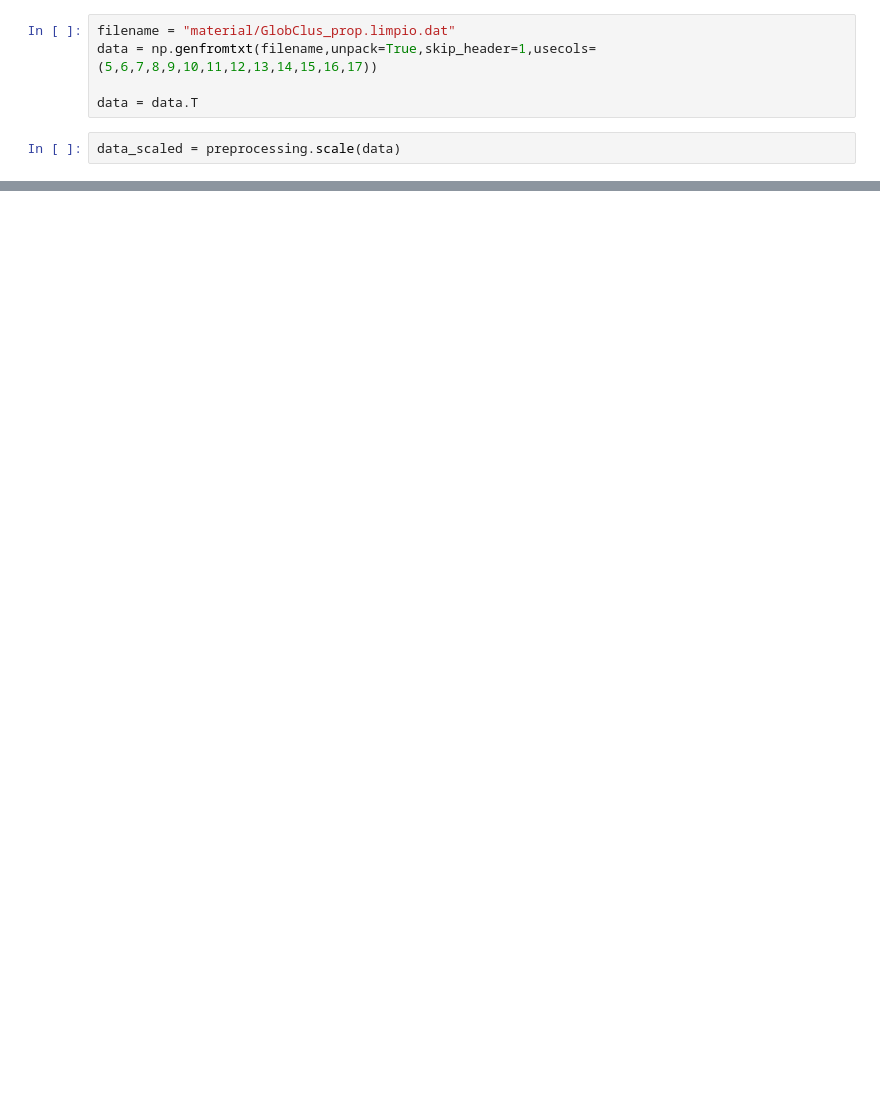
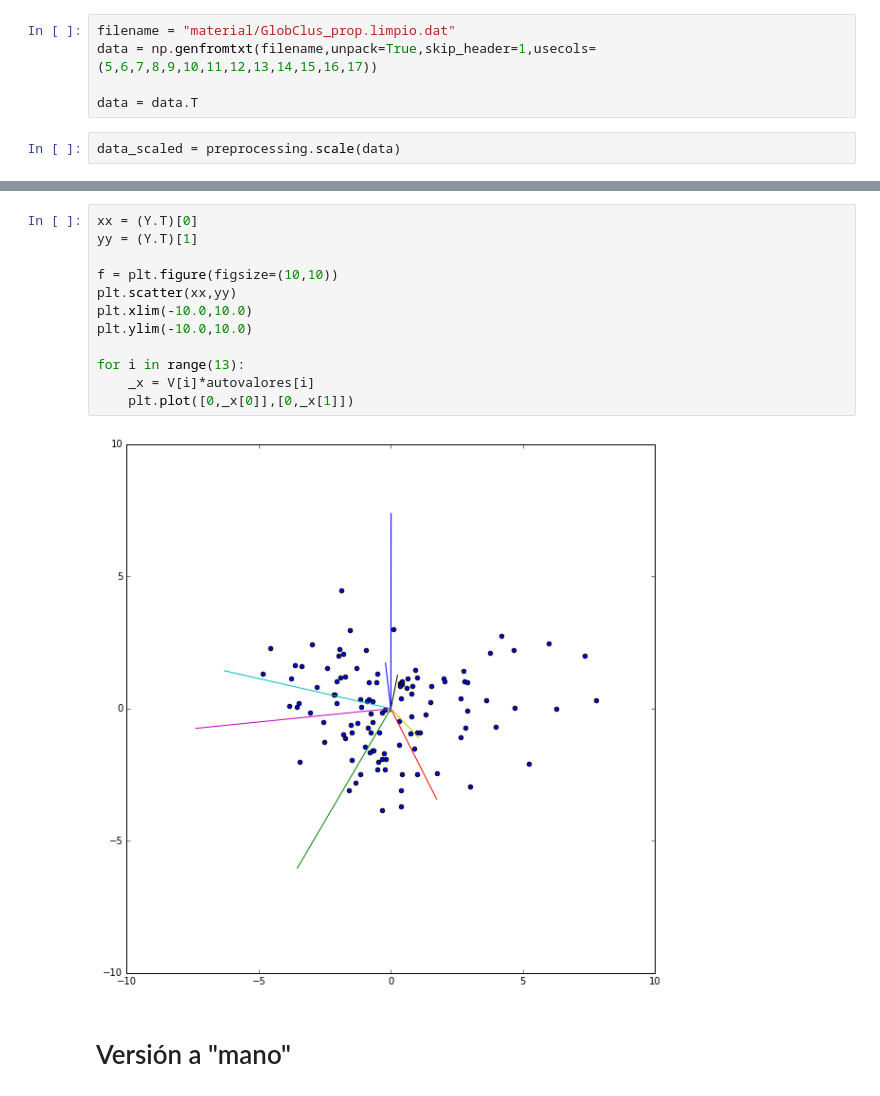
Before and after one commit to masgro/Astrostatistics, a Jupyter notebook: PCA.ipynb, the cells around one changed output, grey strips where cells are left out. Cells and saved outputs as stored; diff of their text form; blank space fills up the shorter version.

```diff
--- a/PCA.ipynb
+++ b/PCA.ipynb
@@ -75,0 +83,16 @@ plt.scatter(xx,yy)
+# %%
+xx = (Y.T)[0]
+yy = (Y.T)[1]
+
+f = plt.figure(figsize=(10,10))
+plt.scatter(xx,yy)
+plt.xlim(-10.0,10.0)
+plt.ylim(-10.0,10.0)
+
+for i in range(13):
+    _x = V[i]*autovalores[i]
+    plt.plot([0,_x[0]],[0,_x[1]])
+# %% [output]
+[figure, added]
+# %% [markdown]
+ # Versión a "mano"
```
Also changed, not shown: parts of 15 cells of this notebook, 1 other file.
